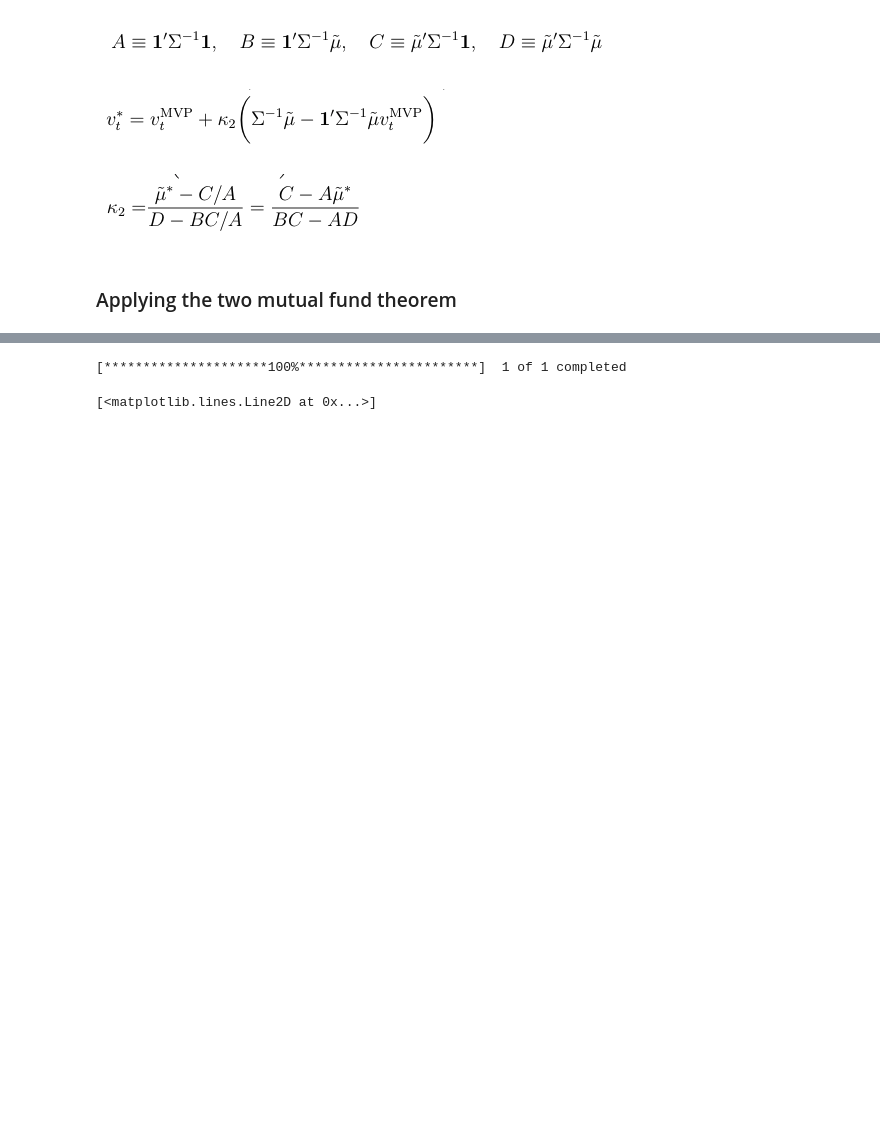
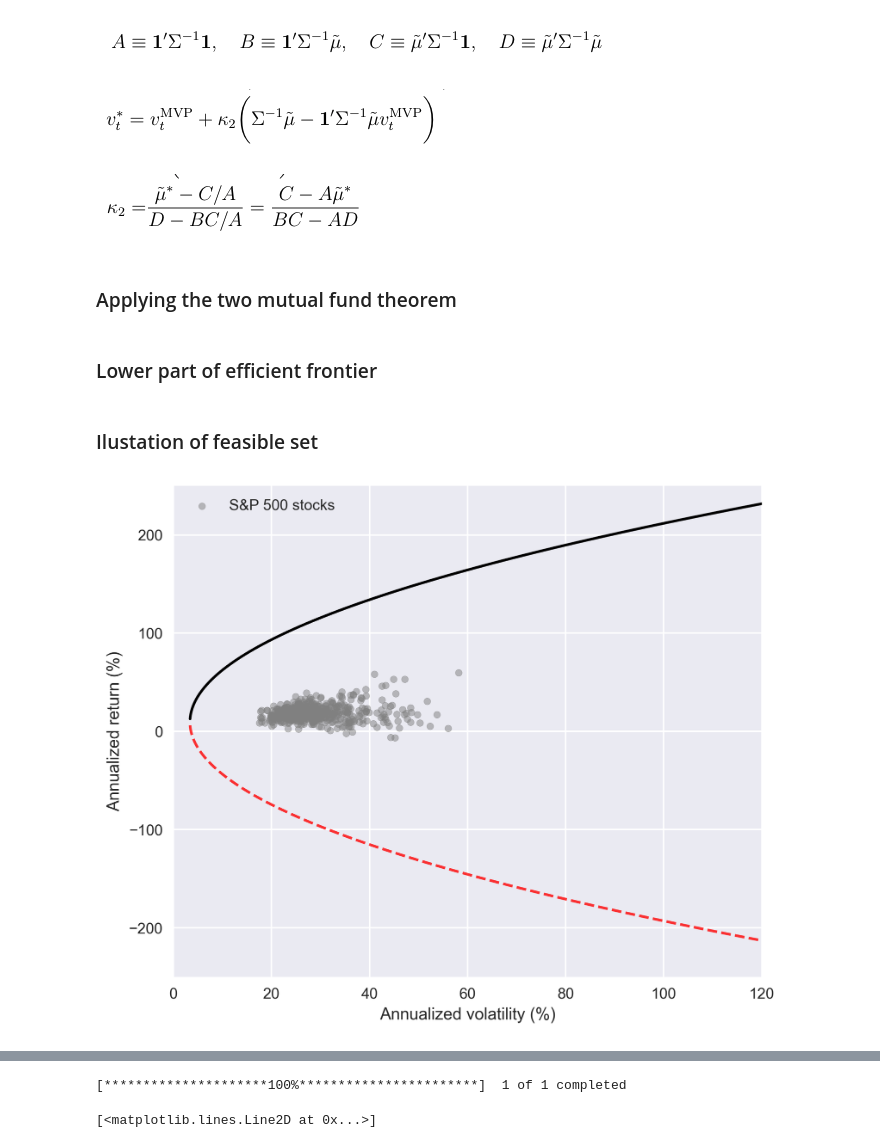
Before and after one commit to neriksen/thesis, a Jupyter notebook: efficient_frontier/efficient_frontier.ipynb, the cells around one changed output, grey strips where cells are left out. Saved outputs shown, nothing was run; the diff lists cells and outputs as text; code cells hidden in the pictures; blank space fills up the shorter version.

```diff
--- a/efficient_frontier/efficient_frontier.ipynb
+++ b/efficient_frontier/efficient_frontier.ipynb
@@ -89,2 +92,4 @@ frontier_weights = [efficient_port(c) for c in np.arange(-40, 170, 1)]
 frontier_mu = [dot(mu_tilde.T, w) for w in frontier_weights]
 frontier_std = [port_std(w) for w in frontier_weights]
+# %% [markdown]
+### Lower part of efficient frontier
@@ -91,5 +101,23 @@ frontier_std = [port_std(w) for w in frontier_weights]
 # %%
 plt.style.use('seaborn')
+# %% [markdown]
+### Ilustation of feasible set
+# %%
+s = 20
+fig, ax = plt.subplots(1, 1, figsize=(7, 6), dpi=300)
+ax.scatter(std, mu, color="grey", label="S&P 500 stocks", s=s, alpha=.5)
+ax.plot(frontier_std, frontier_mu, zorder=1, color="black")
+ax.plot(lower_frontier_std, lower_frontier_mu, zorder=1, alpha = 0.8, color="red", linestyle="dashed")
+ax.set_xlabel("Annualized volatility (%)")
+ax.set_ylabel("Annualized return (%)")
+ax.set_xlim(xmin=0)
+ax.set_xlim(xmax=120)
+ax.set_ylim(ymax=250)
+ax.set_ylim(ymin=-250)
+ax.legend()
+fig.savefig('feasible_set.png', bbox_inches="tight")
+# %% [output]
+[figure, added]
 # %%
 s = 20
 fig, ax = plt.subplots(1, 1, figsize=(7, 6), dpi=300)
```
Also changed, not shown: parts of 8 cells of this notebook, 10 other files.
